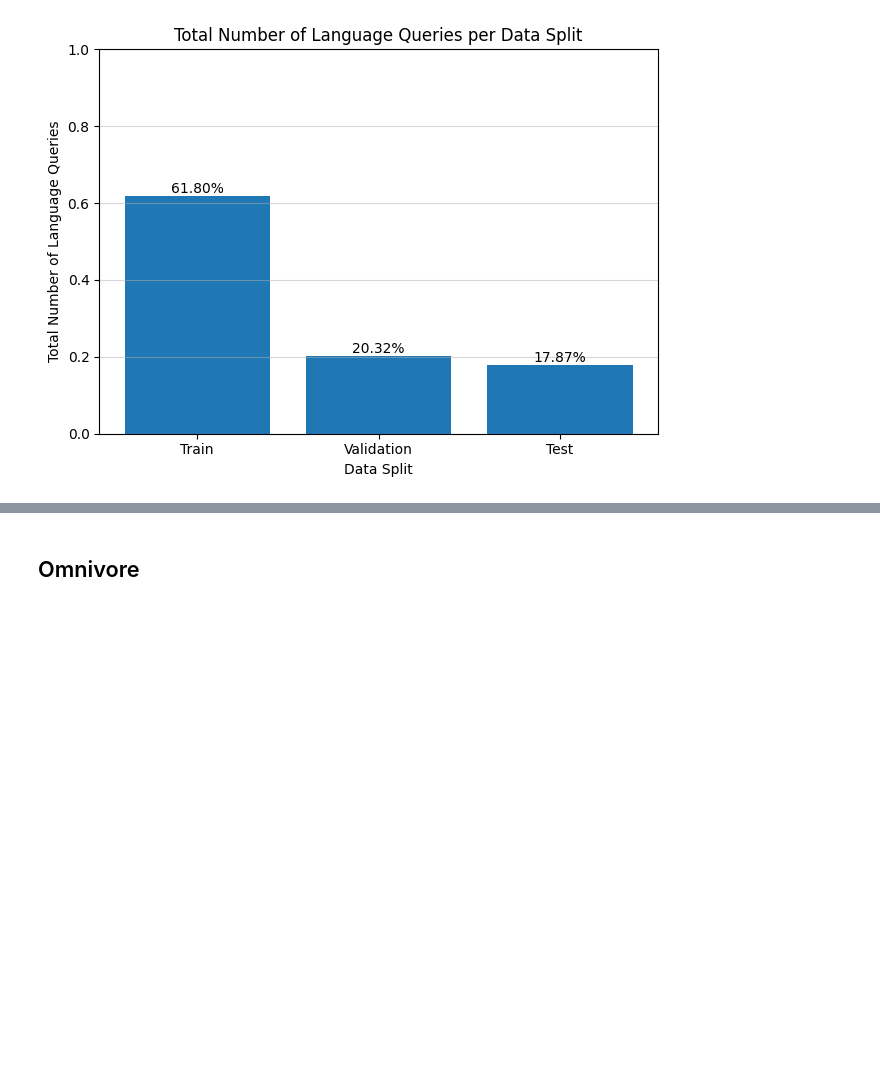
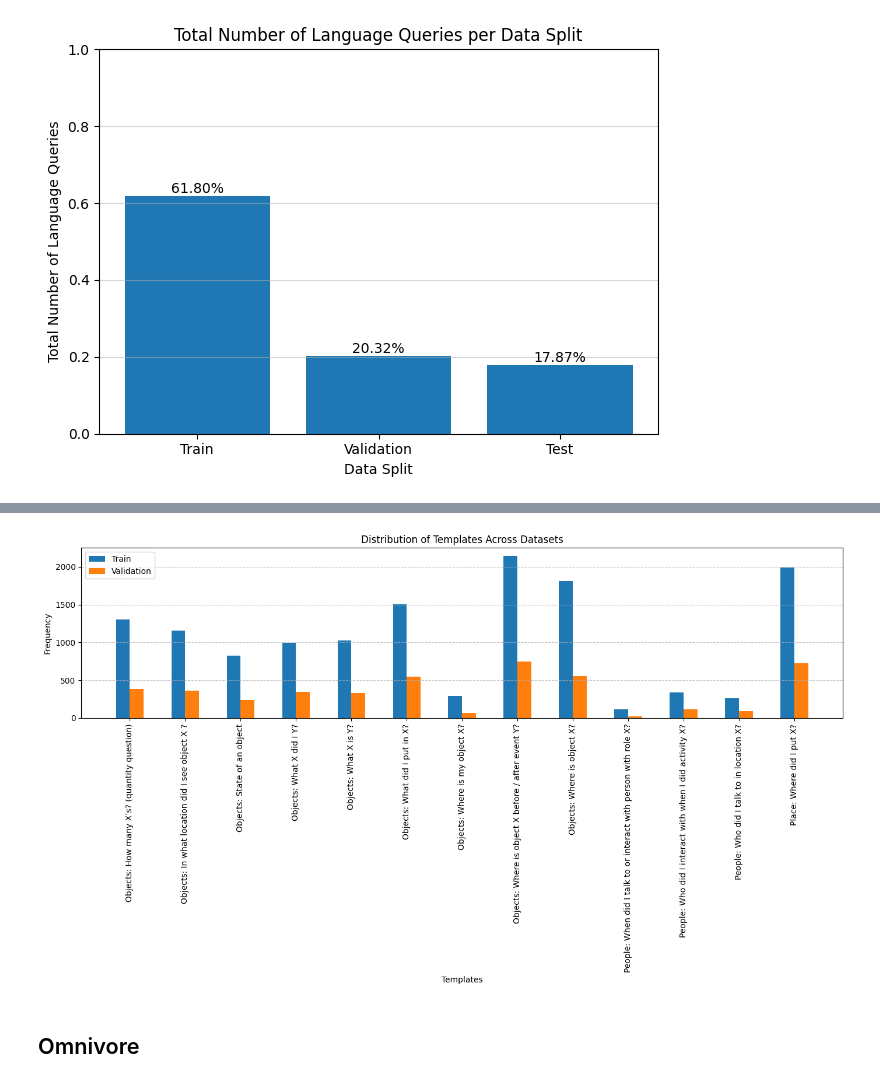
Before and after one commit to AndreaLolli2912/ARDA-VSLNet-FiLM-Enhanced-Knowledge-Distillation-for-Efficient-NLQ-Localization-in-Ego4D-Videos, a Jupyter notebook: notebooks/data_exploration.ipynb, the cells around one changed output, grey strips where cells are left out. Saved outputs shown, nothing was run; the diff lists cells and outputs as text; code cells hidden in the pictures; blank space fills up the shorter version.

Commit message:
eda for templates distribution

```diff
--- a/notebooks/data_exploration.ipynb
+++ b/notebooks/data_exploration.ipynb
@@ -758,5 +758,5 @@ plt.show()
 # %%
-templates_train = [
+templates_train = np.array([
     language_query["template"]
     for video in nlq_annotations_train["videos"]
     if video["clips"]
@@ -764,9 +764,9 @@ templates_train = [
     for annotation in clip["annotations"]
     for language_query in annotation["language_queries"]
     if language_query.get("template") is not None and len(language_query["template"]) != 0  # Ensure template is not None or empty
-]
+])
 
-templates_val = [
+templates_val = np.array([
     language_query["template"]
     for video in nlq_annotations_val["videos"]
     if video["clips"]
@@ -774,14 +774,4 @@ templates_val = [
     for annotation in clip["annotations"]
     for language_query in annotation["language_queries"]
     if language_query.get("template") is not None and len(language_query["template"]) != 0  # Ensure template is not None or empty
-]
-
-templates_test = [
-    language_query["template"]
-    for video in nlq_annotations_test["videos"]
-    if video["clips"]
-    for clip in video["clips"]
-    for annotation in clip["annotations"]
-    for language_query in annotation["language_queries"]
-    if language_query.get("template") is not None and len(language_query["template"]) != 0  # Ensure template is not None or empty
-]
+])
@@ -788,3 +827,34 @@ templates_test = [
+# %%
+train_unique_templates, train_counts = np.unique(templates_train, return_counts=True)
+val_unique_templates, val_counts = np.unique(templates_val, return_counts=True)
+
+all_templates = np.unique(np.concatenate([train_unique_templates,
+                                         val_unique_templates, ]))
+
+train_dict = dict(zip(train_unique_templates, train_counts))
+val_dict = dict(zip(val_unique_templates, val_counts))
+
+fig, ax = plt.subplots(figsize=(14, 8))
+x = np.arange(len(all_templates))
+width = 0.25
+
+train_values = [train_dict.get(t, 0) for t in all_templates]
+val_values = [val_dict.get(t, 0) for t in all_templates]
+
+bars1 = ax.bar(x - width / 2, train_values, width, label='Train')
+bars2 = ax.bar(x + width / 2, val_values, width, label='Validation')
+
+ax.set_xlabel('Templates')
+ax.set_ylabel('Frequency')
+ax.set_title('Distribution of Templates Across Datasets')
+ax.set_xticks(x)
+ax.set_xticklabels(all_templates, rotation=90)
+ax.legend()
+ax.yaxis.grid(True, linestyle='--', alpha=0.7)
+plt.tight_layout()
+plt.show()
+# %% [output]
+[figure, added]
 # %% [markdown]
 ## Omnivore
 # %%
```
Also changed, not shown: parts of 2 cells of this notebook.
